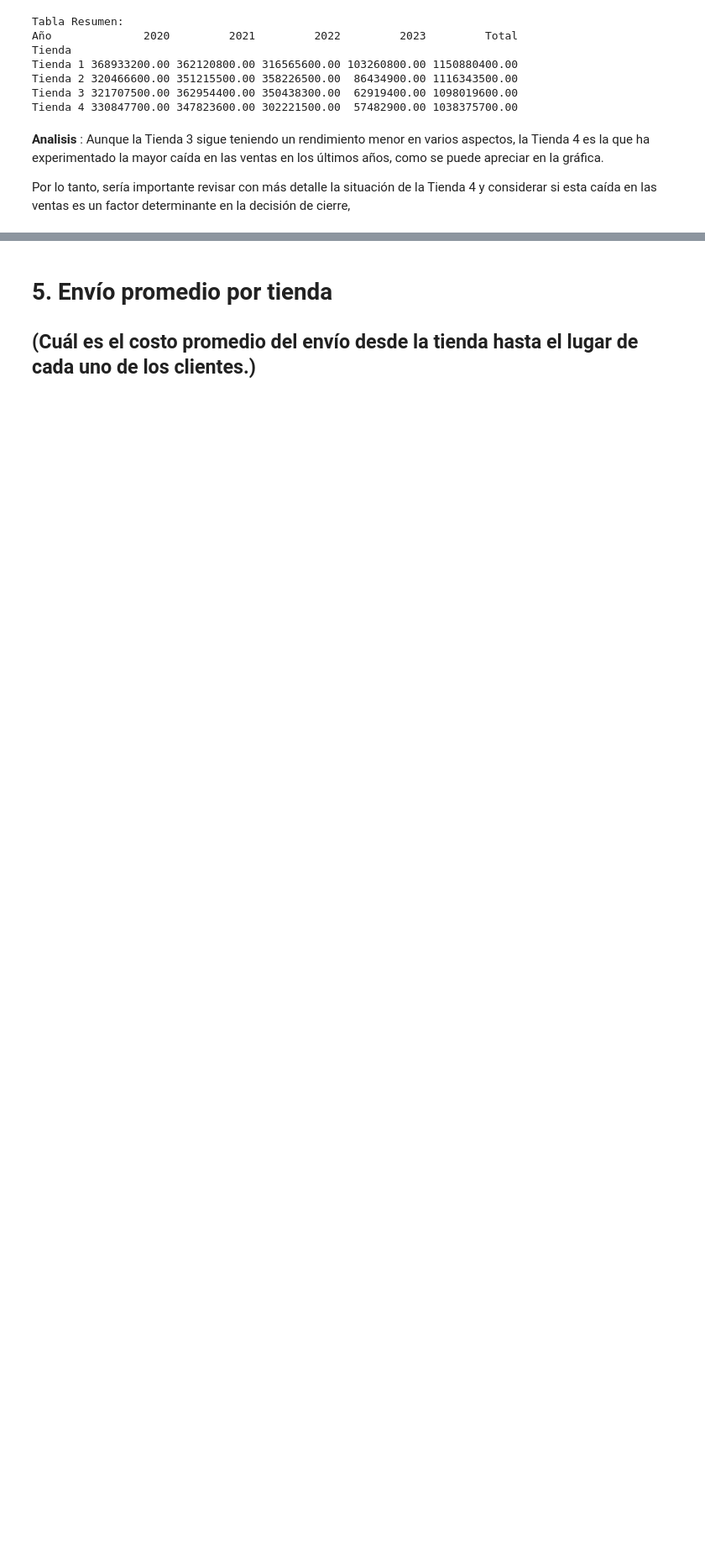
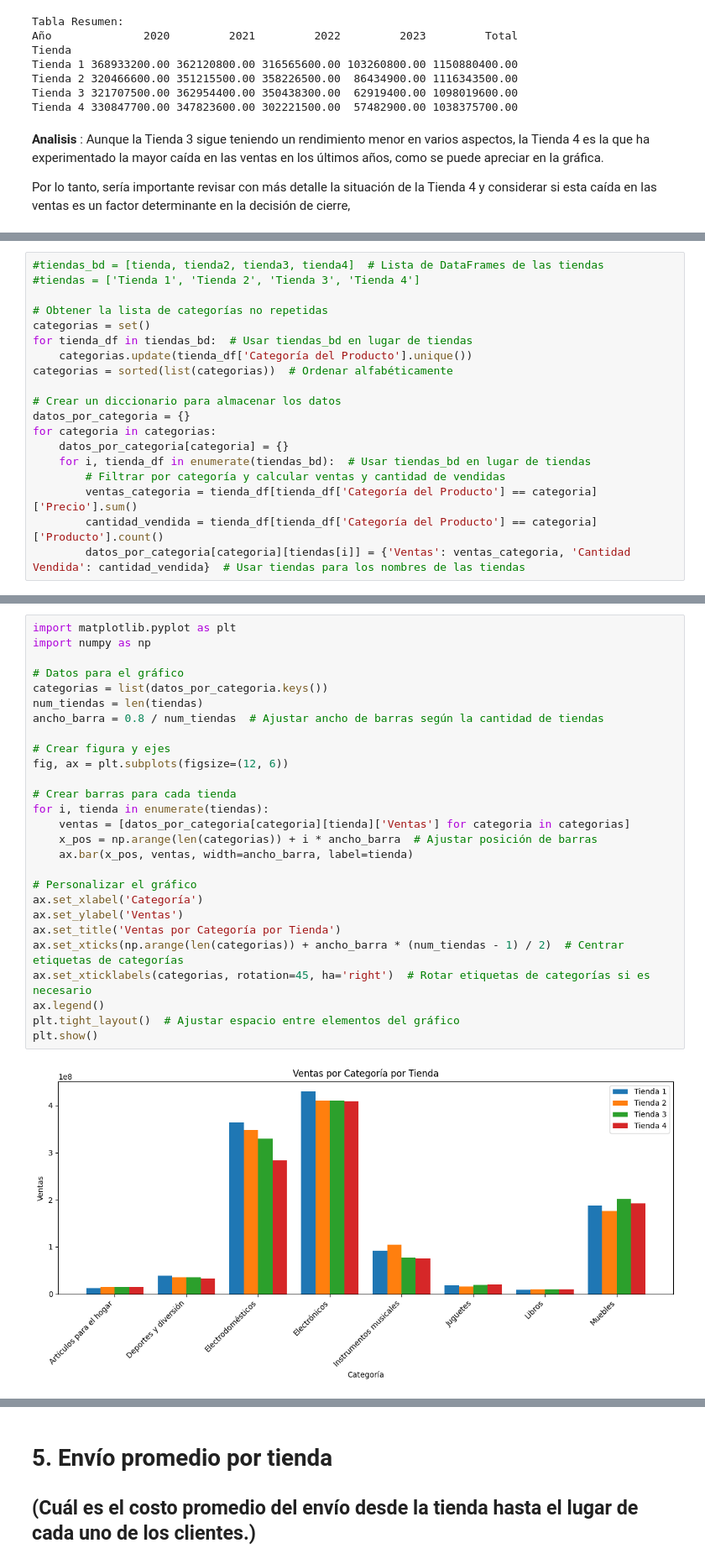
Before and after one commit to BibiTC/DS-challenge-modelado-datos-python, a Jupyter notebook: AluraStoreLatam.ipynb, the cells around one changed output, grey strips where cells are left out. Shown at 84% size. Saved outputs shown, nothing was run; the diff lists cells and outputs as text; blank space fills up the shorter version.

Commit message:
Analisis y Grafica Cantidad de Productos Vendidos por Categoria, Cantidades vendidas por Categoria. Productos mas y menos vendidos

```diff
--- a/AluraStoreLatam.ipynb
+++ b/AluraStoreLatam.ipynb
@@ -395,0 +194,19 @@ print(tabla_unificada)
+# %%
+#tiendas_bd = [tienda, tienda2, tienda3, tienda4]  # Lista de DataFrames de las tiendas
+#tiendas = ['Tienda 1', 'Tienda 2', 'Tienda 3', 'Tienda 4']
+
+# Obtener la lista de categorías no repetidas
+categorias = set()
+for tienda_df in tiendas_bd:  # Usar tiendas_bd en lugar de tiendas
+    categorias.update(tienda_df['Categoría del Producto'].unique())
+categorias = sorted(list(categorias))  # Ordenar alfabéticamente
+
+# Crear un diccionario para almacenar los datos
+datos_por_categoria = {}
+for categoria in categorias:
+    datos_por_categoria[categoria] = {}
+    for i, tienda_df in enumerate(tiendas_bd):  # Usar tiendas_bd en lugar de tiendas
+        # Filtrar por categoría y calcular ventas y cantidad de vendidas
+        ventas_categoria = tienda_df[tienda_df['Categoría del Producto'] == categoria]['Precio'].sum()
+        cantidad_vendida = tienda_df[tienda_df['Categoría del Producto'] == categoria]['Producto'].count()
+        datos_por_categoria[categoria][tiendas[i]] = {'Ventas': ventas_categoria, 'Cantidad Vendida': cantidad_vendida}  # Usar tiendas para los nombres de las tiendas
@@ -395,0 +259,29 @@ print(tabla_unificada)
+# %%
+import matplotlib.pyplot as plt
+import numpy as np
+
+# Datos para el gráfico
+categorias = list(datos_por_categoria.keys())
+num_tiendas = len(tiendas)
+ancho_barra = 0.8 / num_tiendas  # Ajustar ancho de barras según la cantidad de tiendas
+
+# Crear figura y ejes
+fig, ax = plt.subplots(figsize=(12, 6))
+
+# Crear barras para cada tienda
+for i, tienda in enumerate(tiendas):
+    ventas = [datos_por_categoria[categoria][tienda]['Ventas'] for categoria in categorias]
+    x_pos = np.arange(len(categorias)) + i * ancho_barra  # Ajustar posición de barras
+    ax.bar(x_pos, ventas, width=ancho_barra, label=tienda)
+
+# Personalizar el gráfico
+ax.set_xlabel('Categoría')
+ax.set_ylabel('Ventas')
+ax.set_title('Ventas por Categoría por Tienda')
+ax.set_xticks(np.arange(len(categorias)) + ancho_barra * (num_tiendas - 1) / 2)  # Centrar etiquetas de categorías
+ax.set_xticklabels(categorias, rotation=45, ha='right')  # Rotar etiquetas de categorías si es necesario
+ax.legend()
+plt.tight_layout()  # Ajustar espacio entre elementos del gráfico
+plt.show()
+# %% [output]
+[figure, added]
```
Also changed, not shown: parts of 40 cells of this notebook.
